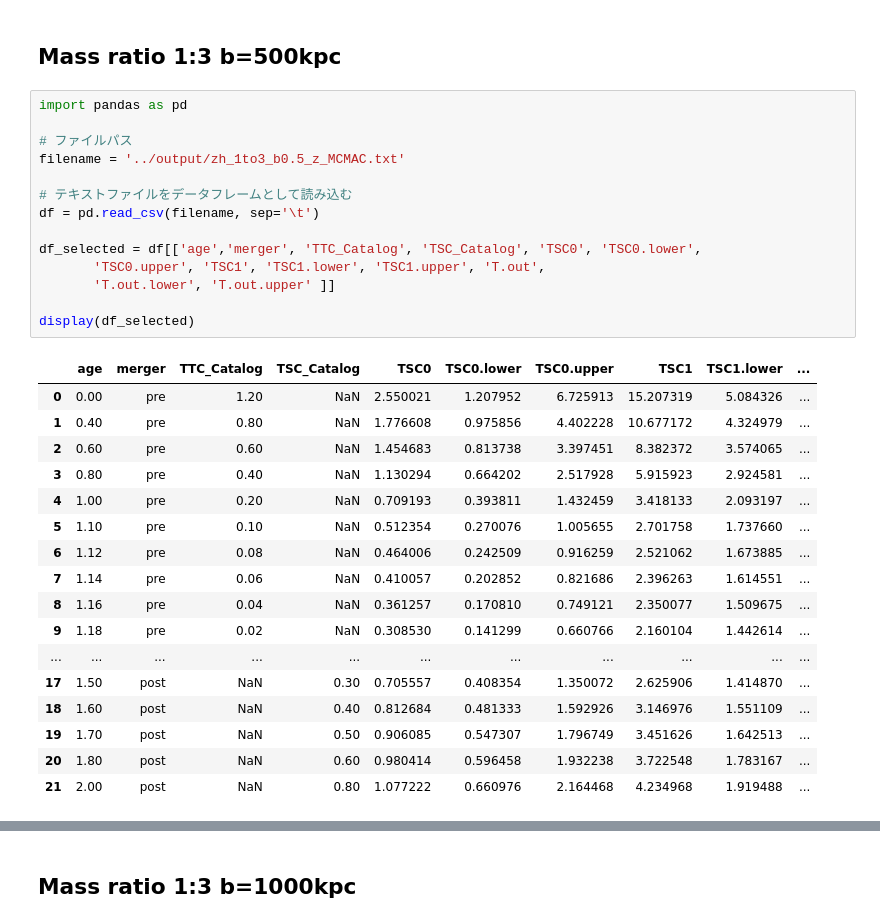
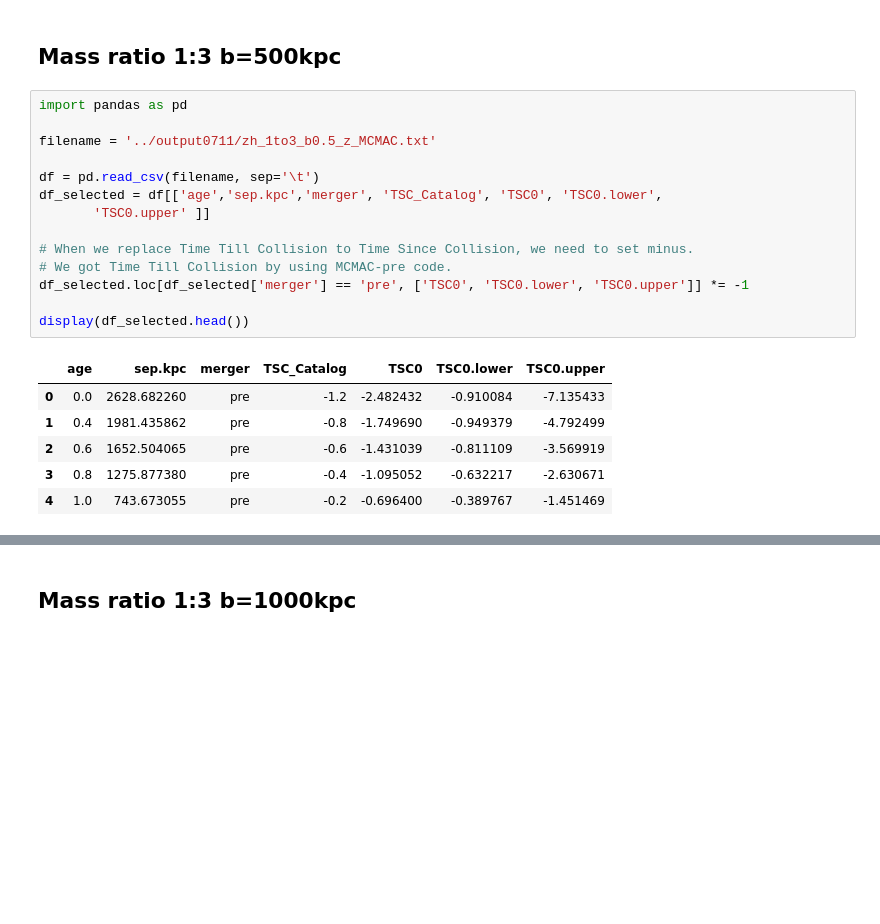
Before and after one commit to ryusei172525/SSP2024_GalaxyClusters, a Jupyter notebook: analysis1.ipynb, the cells around one changed output, grey strips where cells are left out. Saved outputs shown, nothing was run; the diff lists cells and outputs as text; blank space fills up the shorter version.

```diff
--- a/analysis1.ipynb
+++ b/analysis1.ipynb
@@ -143,32 +320,21 @@ display(df_selected)
 # %%
 import pandas as pd
 
-# ファイルパス
-filename = '../output/zh_1to3_b0.5_z_MCMAC.txt'
+filename = '../output0711/zh_1to3_b0.5_z_MCMAC.txt'
 
-# テキストファイルをデータフレームとして読み込む
 df = pd.read_csv(filename, sep='\t')
+df_selected = df[['age','sep.kpc','merger', 'TSC_Catalog', 'TSC0', 'TSC0.lower',
+       'TSC0.upper' ]]
 
-df_selected = df[['age','merger', 'TTC_Catalog', 'TSC_Catalog', 'TSC0', 'TSC0.lower',
-       'TSC0.upper', 'TSC1', 'TSC1.lower', 'TSC1.upper', 'T.out',
-       'T.out.lower', 'T.out.upper' ]]
+# When we replace Time Till Collision to Time Since Collision, we need to set minus.
+# We got Time Till Collision by using MCMAC-pre code.
+df_selected.loc[df_selected['merger'] == 'pre', ['TSC0', 'TSC0.lower', 'TSC0.upper']] *= -1
 
-display(df_selected)
+display(df_selected.head())
 # %% [output]
-|  | age | merger | TTC_Catalog | TSC_Catalog | TSC0 | TSC0.lower | TSC0.upper | TSC1 | TSC1.lower | ... |
-| 0 | 0.00 | pre | 1.20 | NaN | 2.550021 | 1.207952 | 6.725913 | 15.207319 | 5.084326 | ... |
-| 1 | 0.40 | pre | 0.80 | NaN | 1.776608 | 0.975856 | 4.402228 | 10.677172 | 4.324979 | ... |
-| 2 | 0.60 | pre | 0.60 | NaN | 1.454683 | 0.813738 | 3.397451 | 8.382372 | 3.574065 | ... |
-| 3 | 0.80 | pre | 0.40 | NaN | 1.130294 | 0.664202 | 2.517928 | 5.915923 | 2.924581 | ... |
-| 4 | 1.00 | pre | 0.20 | NaN | 0.709193 | 0.393811 | 1.432459 | 3.418133 | 2.093197 | ... |
-| 5 | 1.10 | pre | 0.10 | NaN | 0.512354 | 0.270076 | 1.005655 | 2.701758 | 1.737660 | ... |
-| 6 | 1.12 | pre | 0.08 | NaN | 0.464006 | 0.242509 | 0.916259 | 2.521062 | 1.673885 | ... |
-| 7 | 1.14 | pre | 0.06 | NaN | 0.410057 | 0.202852 | 0.821686 | 2.396263 | 1.614551 | ... |
-| 8 | 1.16 | pre | 0.04 | NaN | 0.361257 | 0.170810 | 0.749121 | 2.350077 | 1.509675 | ... |
-| 9 | 1.18 | pre | 0.02 | NaN | 0.308530 | 0.141299 | 0.660766 | 2.160104 | 1.442614 | ... |
-| ... | ... | ... | ... | ... | ... | ... | ... | ... | ... | ... |
-| 17 | 1.50 | post | NaN | 0.30 | 0.705557 | 0.408354 | 1.350072 | 2.625906 | 1.414870 | ... |
-| 18 | 1.60 | post | NaN | 0.40 | 0.812684 | 0.481333 | 1.592926 | 3.146976 | 1.551109 | ... |
-| 19 | 1.70 | post | NaN | 0.50 | 0.906085 | 0.547307 | 1.796749 | 3.451626 | 1.642513 | ... |
-| 20 | 1.80 | post | NaN | 0.60 | 0.980414 | 0.596458 | 1.932238 | 3.722548 | 1.783167 | ... |
-| 21 | 2.00 | post | NaN | 0.80 | 1.077222 | 0.660976 | 2.164468 | 4.234968 | 1.919488 | ... |
+|  | age | sep.kpc | merger | TSC_Catalog | TSC0 | TSC0.lower | TSC0.upper |
+| 0 | 0.0 | 2628.682260 | pre | -1.2 | -2.482432 | -0.910084 | -7.135433 |
+| 1 | 0.4 | 1981.435862 | pre | -0.8 | -1.749690 | -0.949379 | -4.792499 |
+| 2 | 0.6 | 1652.504065 | pre | -0.6 | -1.431039 | -0.811109 | -3.569919 |
+| 3 | 0.8 | 1275.877380 | pre | -0.4 | -1.095052 | -0.632217 | -2.630671 |
+| 4 | 1.0 | 743.673055 | pre | -0.2 | -0.696400 | -0.389767 | -1.451469 |
```
Also changed, not shown: parts of 21 cells of this notebook, 1 other file.
